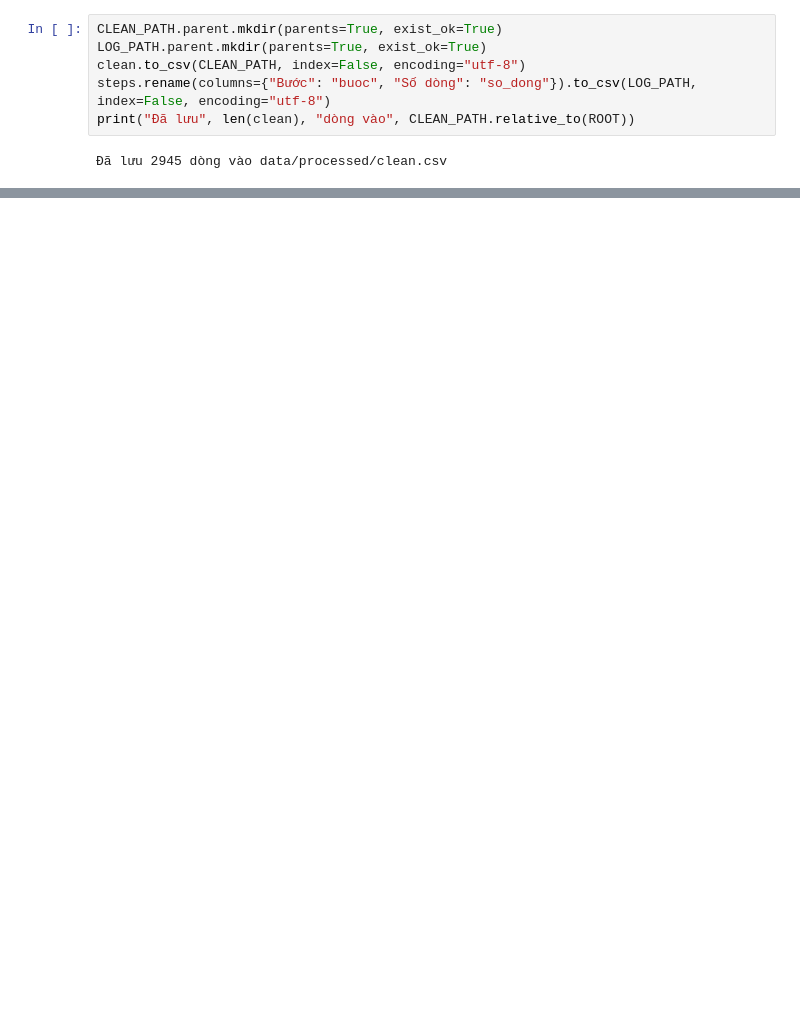
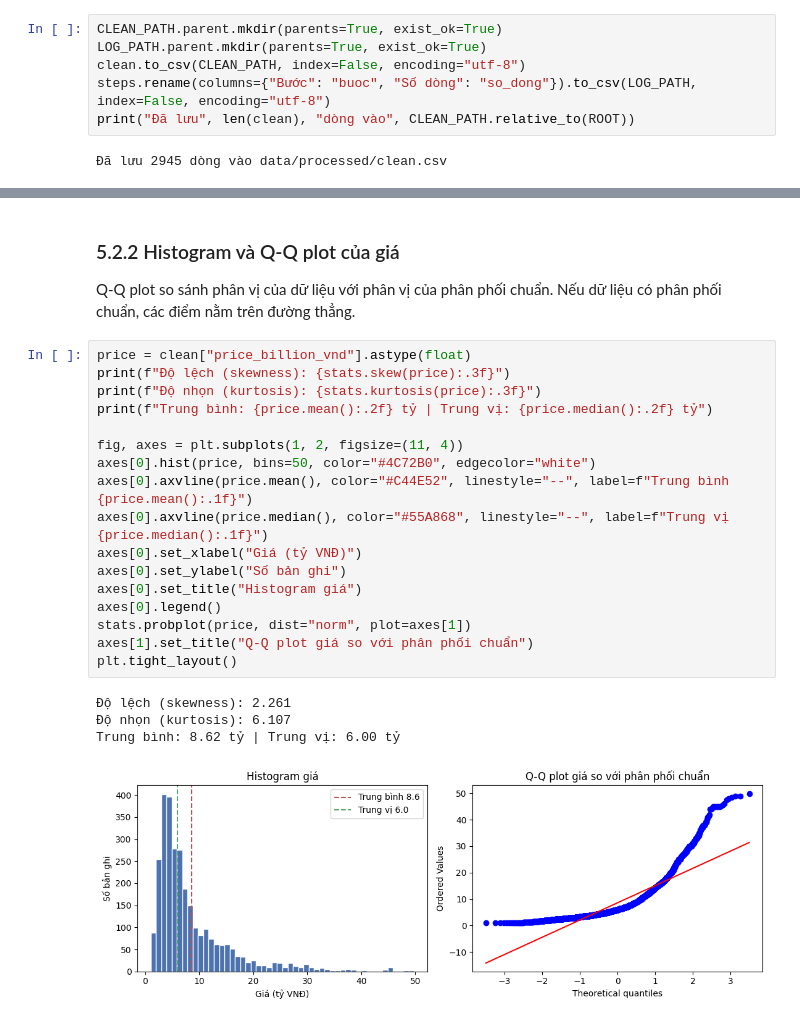
Before and after one commit to hoaqdzink/estate-predict, a Jupyter notebook: notebooks/01_cleaning.ipynb, the cells around one changed output, grey strips where cells are left out. Drawn from its saved outputs; the diff is of its cells as text; blank space fills up the shorter version.

```diff
--- a/notebooks/01_cleaning.ipynb
+++ b/notebooks/01_cleaning.ipynb
@@ -1271,0 +1476,25 @@ print("Đã lưu", len(clean), "dòng vào", CLEAN_PATH.relative_to(ROOT))
+# %% [markdown]
+### 5.2.2 Histogram và Q-Q plot của giá
+Q-Q plot so sánh phân vị của dữ liệu với phân vị của phân phối chuẩn. Nếu dữ liệu có phân phối chuẩn, các điểm nằm trên đường thẳng.
+# %%
+price = clean["price_billion_vnd"].astype(float)
+print(f"Độ lệch (skewness): {stats.skew(price):.3f}")
+print(f"Độ nhọn (kurtosis): {stats.kurtosis(price):.3f}")
+print(f"Trung bình: {price.mean():.2f} tỷ | Trung vị: {price.median():.2f} tỷ")
+
+fig, axes = plt.subplots(1, 2, figsize=(11, 4))
+axes[0].hist(price, bins=50, color="#4C72B0", edgecolor="white")
+axes[0].axvline(price.mean(), color="#C44E52", linestyle="--", label=f"Trung bình {price.mean():.1f}")
+axes[0].axvline(price.median(), color="#55A868", linestyle="--", label=f"Trung vị {price.median():.1f}")
+axes[0].set_xlabel("Giá (tỷ VNĐ)")
+axes[0].set_ylabel("Số bản ghi")
+axes[0].set_title("Histogram giá")
+axes[0].legend()
+stats.probplot(price, dist="norm", plot=axes[1])
+axes[1].set_title("Q-Q plot giá so với phân phối chuẩn")
+plt.tight_layout()
+# %% [output]
+Độ lệch (skewness): 2.261
+Độ nhọn (kurtosis): 6.107
+Trung bình: 8.62 tỷ | Trung vị: 6.00 tỷ
+[figure, added]
```
Also changed, not shown: parts of 140 cells of this notebook, 8 other files.
